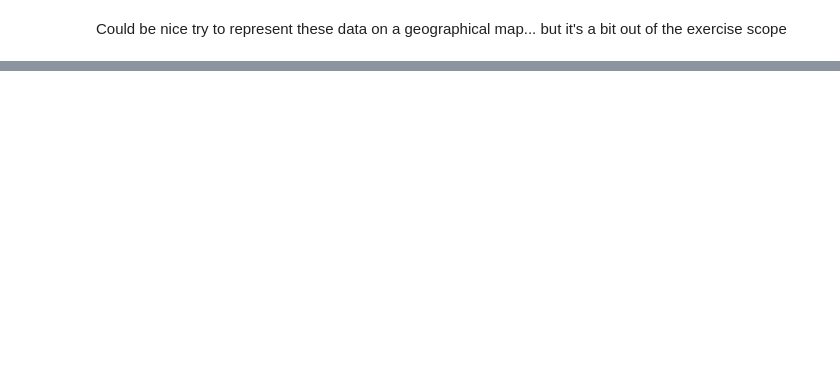
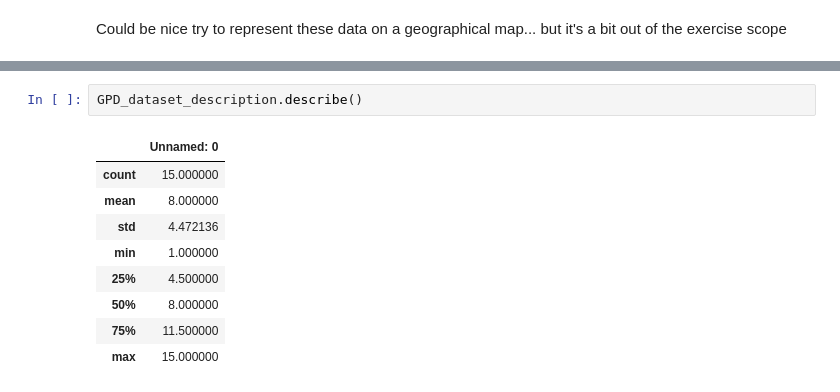
Before and after one commit to BeeNick/ML_Exercises, a Jupyter notebook: exercises-pollinators-datasets-exploration.ipynb, the cells around one changed output, grey strips where cells are left out. Drawn from its saved outputs; the diff is of its cells as text; blank space fills up the shorter version.

```diff
--- a/exercises-pollinators-datasets-exploration.ipynb
+++ b/exercises-pollinators-datasets-exploration.ipynb
@@ -147,0 +232,12 @@ Could be nice try to represent these data on a geographical map... but it's a bi
+# %%
+GPD_dataset_description.describe()
+# %% [output]
+|  | Unnamed: 0 |
+| count | 15.000000 |
+| mean | 8.000000 |
+| std | 4.472136 |
+| min | 1.000000 |
+| 25% | 4.500000 |
+| 50% | 8.000000 |
+| 75% | 11.500000 |
+| max | 15.000000 |
```
Also changed, not shown: parts of 19 cells of this notebook, 1 other file.
